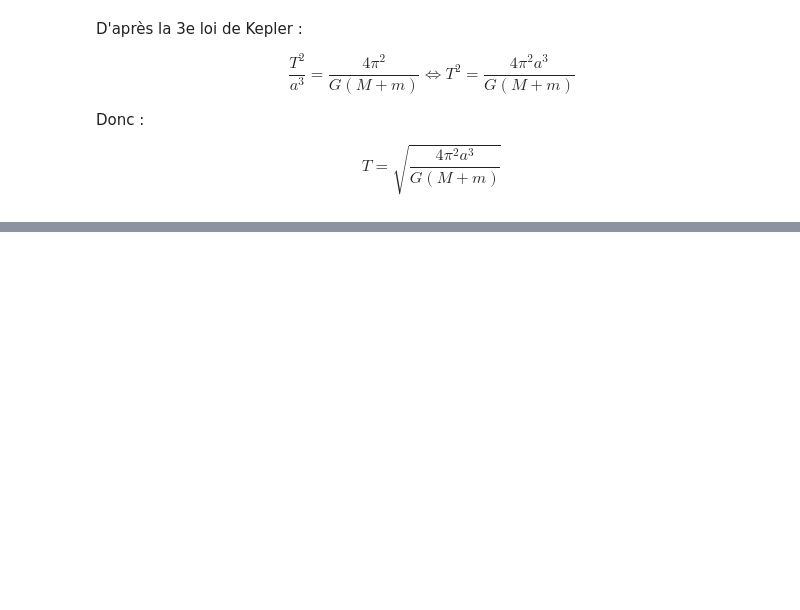
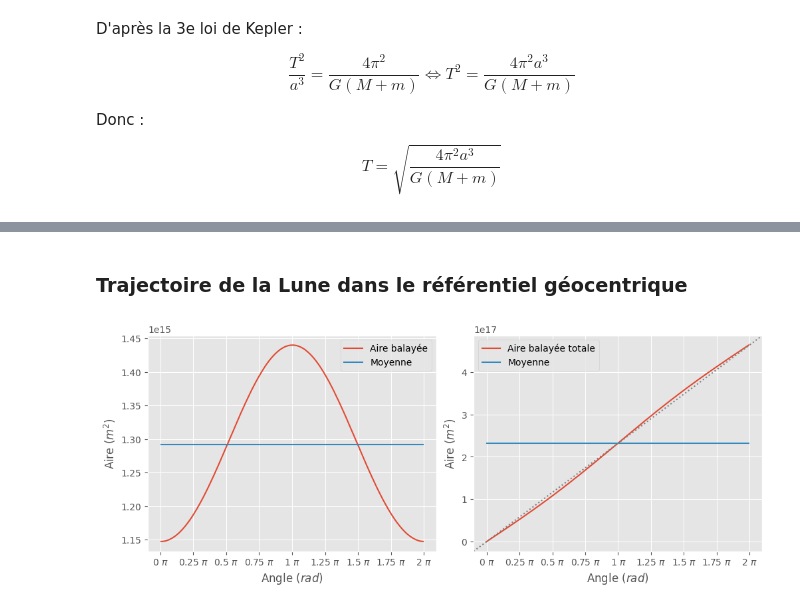
Before and after one commit to Natouche68/notebooks, a Jupyter notebook: kepler-moon.ipynb, the cells around one changed output, grey strips where cells are left out. Cells and saved outputs as stored; diff of their text form; code cells hidden in the pictures; blank space fills up the shorter version.

```diff
--- a/kepler-moon.ipynb
+++ b/kepler-moon.ipynb
@@ -227,0 +290,10 @@ plt.show()
+# %% [markdown]
+### Trajectoire de la Lune dans le référentiel géocentrique
+# %%
+x_L_of_theta = P_L-a_L + a_L*np.cos(angle_linear)
+y_L_of_theta = b_L * np.sin(angle_linear)
+# %%
+A_balayee_LS, A_balayee_LS_total = A_balayee_MS(x_L_of_theta, y_L_of_theta)
+plot_aire_balayee(angle_linear, A_balayee_LS, A_balayee_LS_total)
+# %% [output]
+[figure, added]
```
Also changed, not shown: parts of 25 cells of this notebook.
